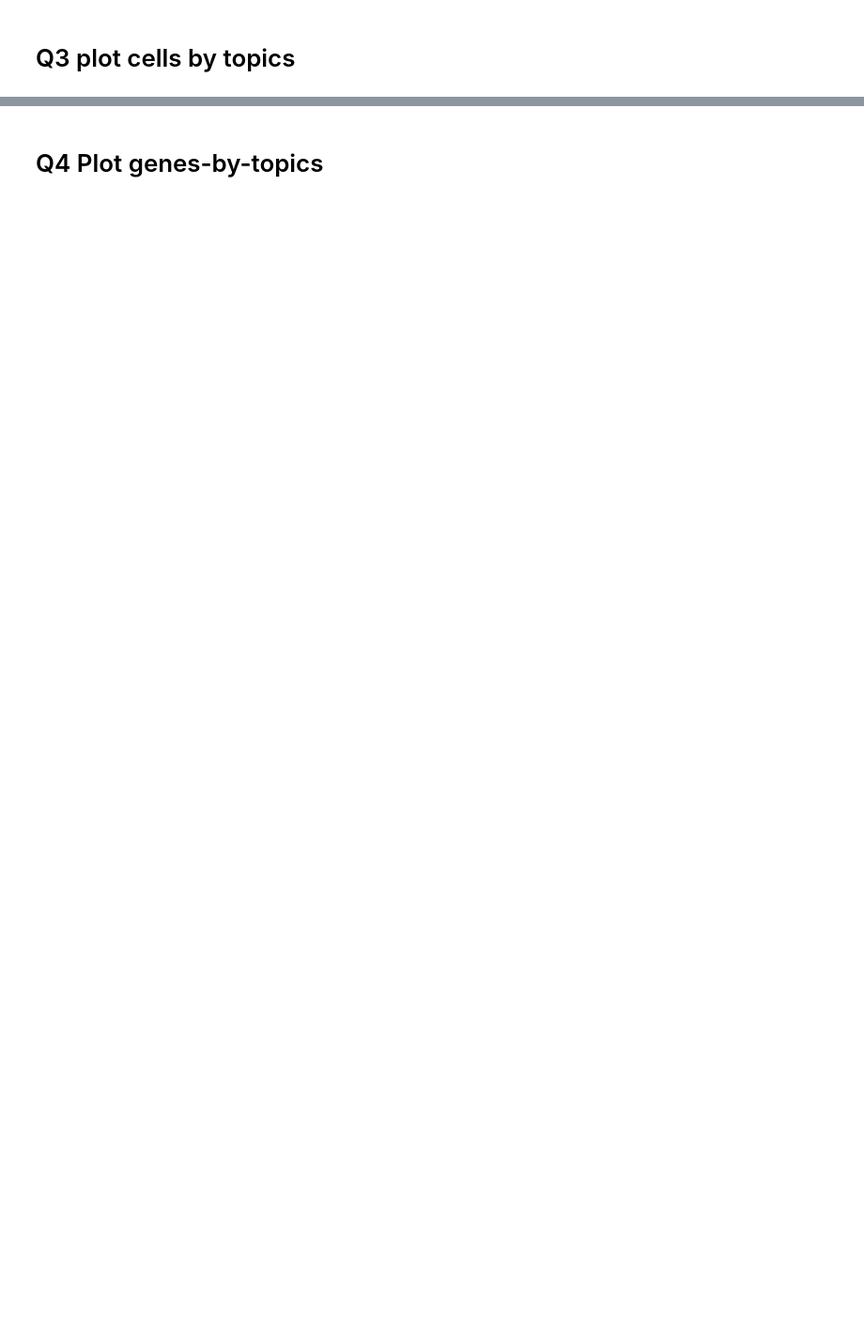
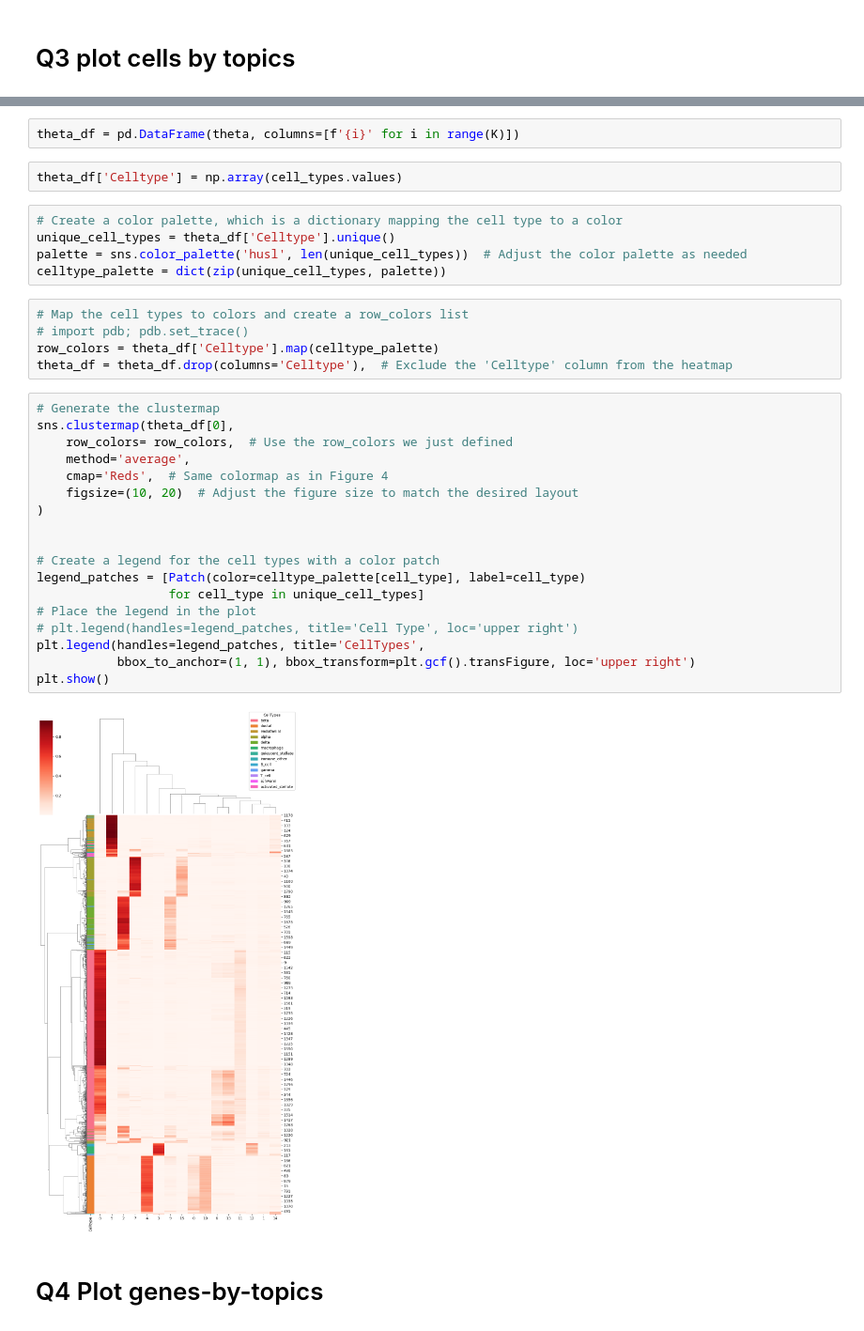
Before and after one commit to kevalpipalia/VAE-on-Mouse-Pancreas-single-cell-RNA-sequencing-data, a Jupyter notebook: comp565_fall2023_A4_starter.ipynb, the cells around one changed output, grey strips where cells are left out. Shown at 94% size. Saved outputs shown, nothing was run; the diff lists cells and outputs as text; blank space fills up the shorter version.

```diff
--- a/comp565_fall2023_A4_starter.ipynb
+++ b/comp565_fall2023_A4_starter.ipynb
@@ -230,2 +248,36 @@ sc.pl.umap(mp_anndata, color='Celltype', title='UMAP plot for the MP cell-embedd
+# %%
+theta_df = pd.DataFrame(theta, columns=[f'{i}' for i in range(K)])
+# %%
+theta_df['Celltype'] = np.array(cell_types.values)
+# %%
+# Create a color palette, which is a dictionary mapping the cell type to a color
+unique_cell_types = theta_df['Celltype'].unique()
+palette = sns.color_palette('husl', len(unique_cell_types))  # Adjust the color palette as needed
+celltype_palette = dict(zip(unique_cell_types, palette))
+# %%
+# Map the cell types to colors and create a row_colors list
+# import pdb; pdb.set_trace()
+row_colors = theta_df['Celltype'].map(celltype_palette)
+theta_df = theta_df.drop(columns='Celltype'),  # Exclude the 'Celltype' column from the heatmap
+# %%
+# Generate the clustermap
+sns.clustermap(theta_df[0],
+    row_colors= row_colors,  # Use the row_colors we just defined
+    method='average',
+    cmap='Reds',  # Same colormap as in Figure 4
+    figsize=(10, 20)  # Adjust the figure size to match the desired layout
+)
+
+
+# Create a legend for the cell types with a color patch
+legend_patches = [Patch(color=celltype_palette[cell_type], label=cell_type)
+                  for cell_type in unique_cell_types]
+# Place the legend in the plot
+# plt.legend(handles=legend_patches, title='Cell Type', loc='upper right')
+plt.legend(handles=legend_patches, title='CellTypes',
+           bbox_to_anchor=(1, 1), bbox_transform=plt.gcf().transFigure, loc='upper right')
+plt.show()
+# %% [output]
+[figure, added]
 # %% [markdown]
 # Q4 Plot genes-by-topics
```
Also changed, not shown: parts of 15 cells of this notebook, 2 other files.
